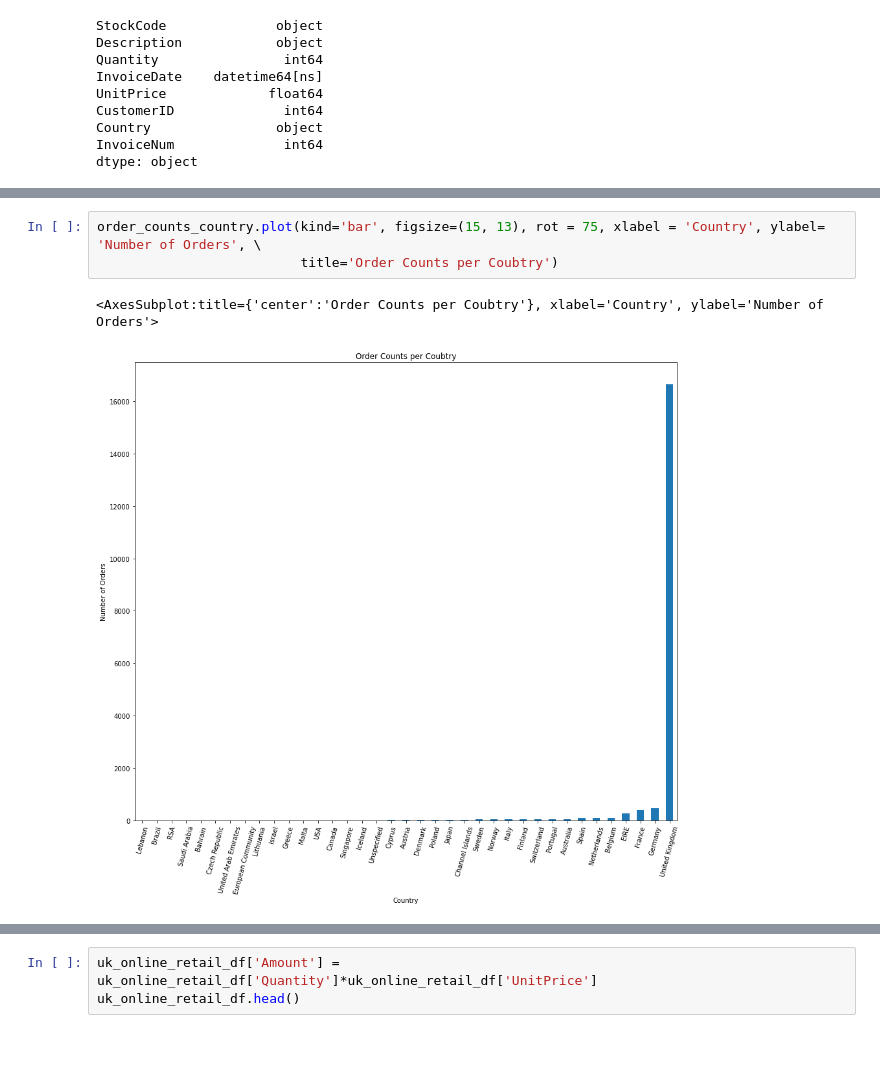
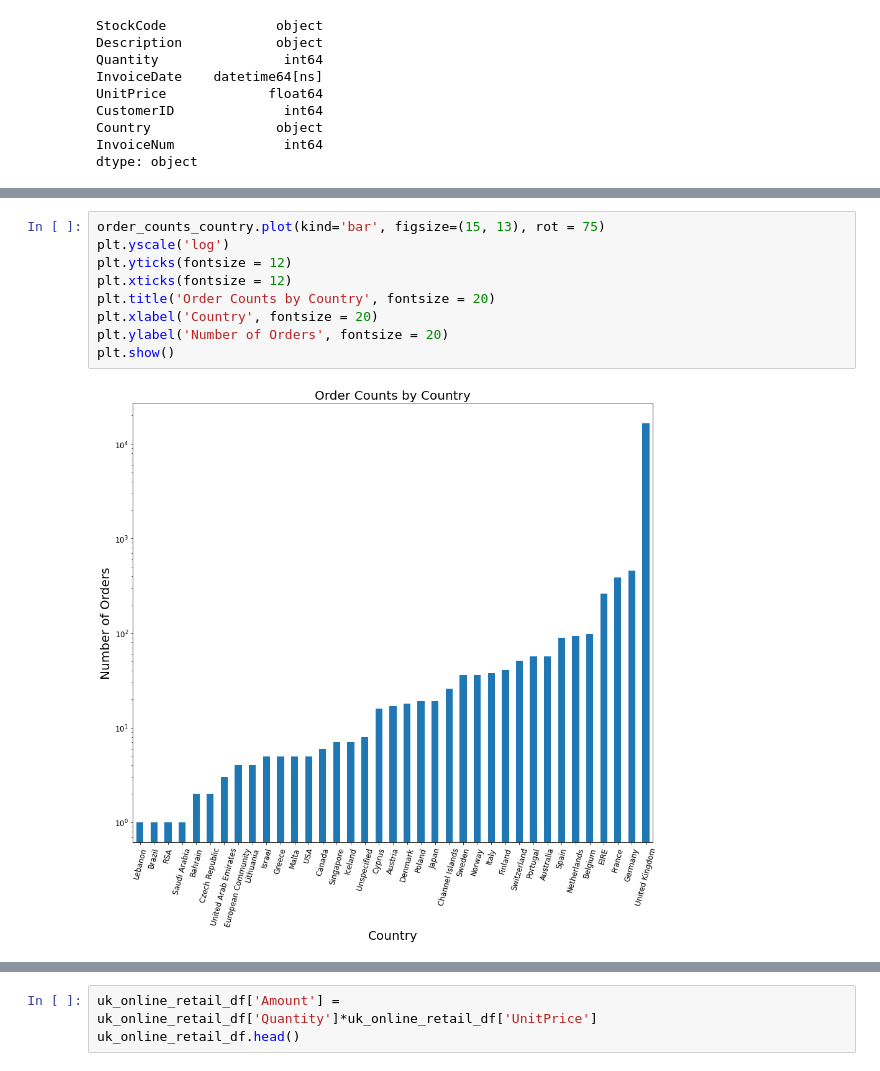
Before and after one commit to xinwang-us/DataScienceCapstoneThree, a Jupyter notebook: capstone_project3_EDA.ipynb, the cells around one changed output, grey strips where cells are left out. Cells and saved outputs as stored; diff of their text form; blank space fills up the shorter version.

```diff
--- a/capstone_project3_EDA.ipynb
+++ b/capstone_project3_EDA.ipynb
@@ -134,9 +134,14 @@ United Kingdom          16649
 Name: InvoiceNum, dtype: int64
 # %%
-order_counts_country.plot(kind='bar', figsize=(15, 13), rot = 75, xlabel = 'Country', ylabel= 'Number of Orders', \
-                          title='Order Counts per Coubtry')
+order_counts_country.plot(kind='bar', figsize=(15, 13), rot = 75)
+plt.yscale('log')
+plt.yticks(fontsize = 12)
+plt.xticks(fontsize = 12)
+plt.title('Order Counts by Country', fontsize = 20)
+plt.xlabel('Country', fontsize = 20)
+plt.ylabel('Number of Orders', fontsize = 20)
+plt.show()
 # %% [output]
-<AxesSubplot:title={'center':'Order Counts per Coubtry'}, xlabel='Country', ylabel='Number of Orders'>
-[figure, old version]
+[figure, new version]
 # %%
 #customer counts per country
```
Also changed, not shown: parts of 15 cells of this notebook.
